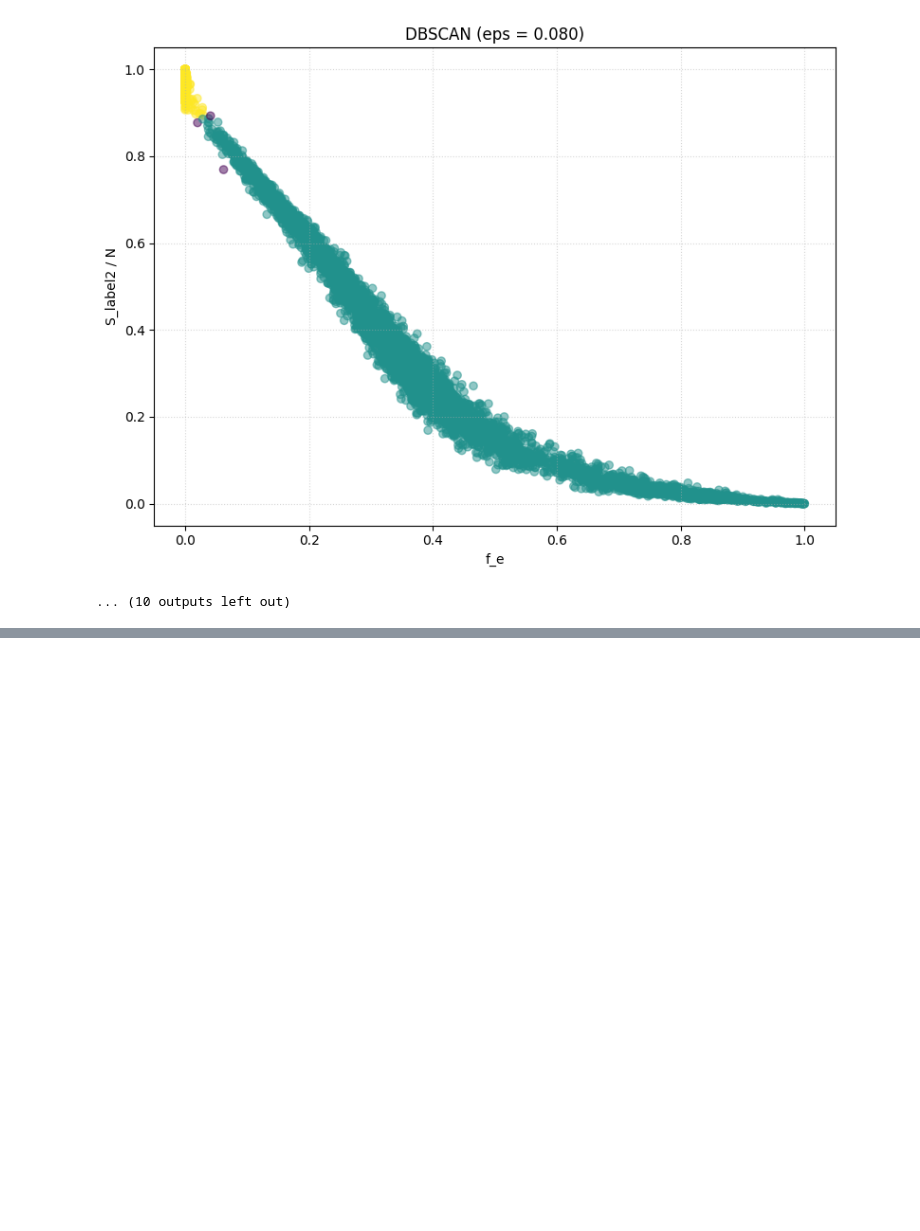
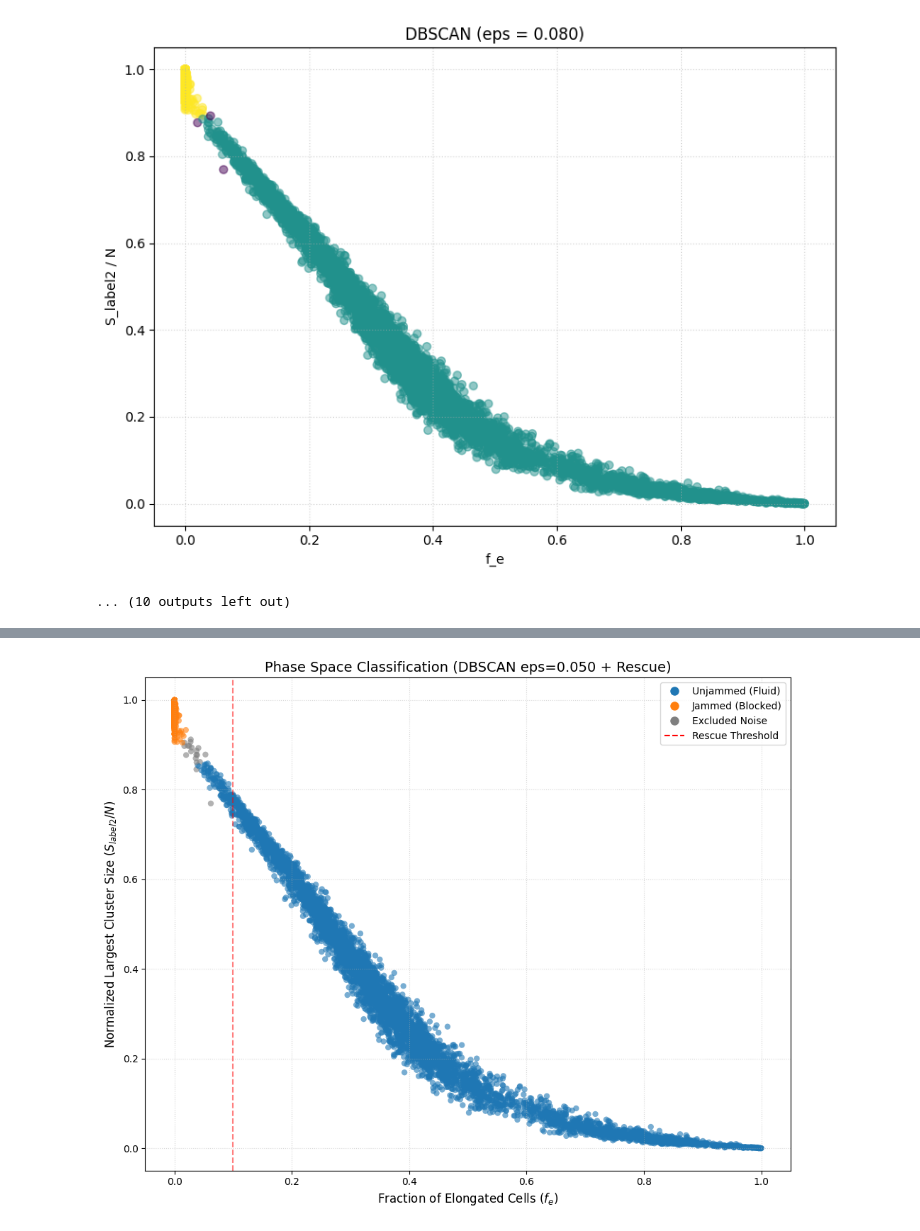
Before and after one commit to gonzaloangaut/oncostreams_analysis, a Jupyter notebook: classification_jamming.ipynb, the cells around one changed output, grey strips where cells are left out. Drawn from its saved outputs; the diff is of its cells as text; code cells hidden in the pictures; blank space fills up the shorter version.

Commit message:
Classifying using DBSCAN and f_e

```diff
--- a/classification_jamming.ipynb
+++ b/classification_jamming.ipynb
@@ -515,0 +523,98 @@ Puntos marcados como ruido: 3
+# %%
+# Get the data
+X = np.column_stack((f_all, s_2_all))
+
+# Define the scaler and scale data
+scaler = StandardScaler()
+X_scaled = scaler.fit_transform(X)
+
+# Execute final DBSCAN
+final_eps = 0.05
+min_samples = 20
+
+db = DBSCAN(eps=final_eps, min_samples=min_samples)
+# Define the initial labels given bby DBSCAN
+initial_labels = db.fit_predict(X_scaled)
+
+# Identify original clusters
+unique_labels = set(initial_labels)
+if -1 in unique_labels:
+    unique_labels.remove(-1)
+
+# Define unjammed as the one that has less value of s_r
+cluster_means = {l: np.mean(X[initial_labels == l, 1]) for l in unique_labels}
+unjammed_label = min(cluster_means, key=cluster_means.get)
+jammed_label = max(cluster_means, key=cluster_means.get)
+
+# Create a copy of the labels
+final_labels = initial_labels.copy()
+
+# Define labels
+LABEL_UNJAMMED = 0
+LABEL_JAMMED = 1
+LABEL_EXCLUDED_NOISE = 2
+
+# Map clusters with the clusters
+final_labels[initial_labels == unjammed_label] = LABEL_UNJAMMED
+final_labels[initial_labels == jammed_label] = LABEL_JAMMED
+
+# Rescue of noise
+rescue_threshold = 0.1
+mask_noise = (initial_labels == -1)
+
+mask_rescue = mask_noise & (X[:, 0] > rescue_threshold)
+final_labels[mask_rescue] = LABEL_UNJAMMED
+
+# Noise not rescued is excluded or just defined as noise
+mask_exclude = mask_noise & (~mask_rescue)
+final_labels[mask_exclude] = LABEL_EXCLUDED_NOISE
+
+# Define colors for each phase
+colors = {LABEL_UNJAMMED: '#1f77b4',
+          LABEL_JAMMED: '#ff7f0e',
+          LABEL_EXCLUDED_NOISE: '#7f7f7f'}
+
+color_labels = [colors[l] for l in final_labels]
+
+# Plot
+plt.figure(figsize=(10, 8))
+
+# Scatter of the points
+plt.scatter(X[:, 0], X[:, 1], c=color_labels, alpha=0.6, edgecolors='none')
+
+# Plot the line of rescue
+plt.axvline(rescue_threshold, color='r', linestyle='--', alpha=0.5, label=f'Rescue Threshold ({rescue_threshold})')
+
+plt.xlabel("Fraction of Elongated Cells ($f_e$)", fontsize=12)
+plt.ylabel("Normalized Largest Cluster Size ($S_{label2}/N$)", fontsize=12)
+plt.title(f"Phase Space Classification (DBSCAN eps={final_eps:.3f} + Rescue)", fontsize=14)
+
+# Legend
+legend_elements = [Line2D([0], [0], marker='o', color='w', label='Unjammed (Fluid)',
+                          markerfacecolor=colors[LABEL_UNJAMMED], markersize=10),
+                   Line2D([0], [0], marker='o', color='w', label='Jammed (Blocked)',
+                          markerfacecolor=colors[LABEL_JAMMED], markersize=10),
+                   Line2D([0], [0], marker='o', color='w', label='Excluded Noise',
+                          markerfacecolor=colors[LABEL_EXCLUDED_NOISE], markersize=10),
+                   Line2D([0], [0], color='r', linestyle='--', label='Rescue Threshold')]
+plt.legend(handles=legend_elements, loc='best')
+
+plt.grid(True, linestyle=":", alpha=0.5)
+plt.tight_layout()
+
+# Save the plot
+graph_folder = "graphs/jamming/classification"
+os.makedirs(graph_folder, exist_ok=True)
+plt.savefig(f"{graph_folder}/Classified_Scatter_eps_{final_eps:.3f}.png", dpi=600)
+
+plt.show()
+plt.close()
+
+# Summary
+print("Summary of Classification:")
+print(f"Total points: {len(final_labels)}")
+print(f"Unjammed (Fluid): {np.sum(final_labels == LABEL_UNJAMMED)}")
+print(f"Jammed (Blocked): {np.sum(final_labels == LABEL_JAMMED)}")
+print(f"Excluded Noise: {np.sum(final_labels == LABEL_EXCLUDED_NOISE)}")
+# %% [output]
+[figure, added]
```
Also changed, not shown: parts of 7 cells of this notebook, 3 other files.
